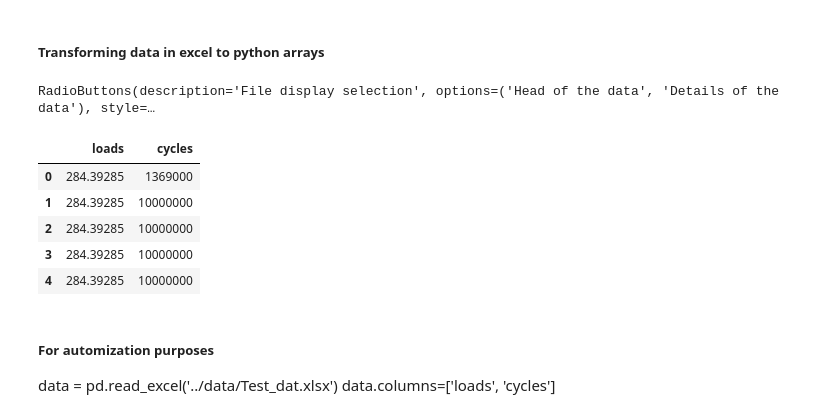
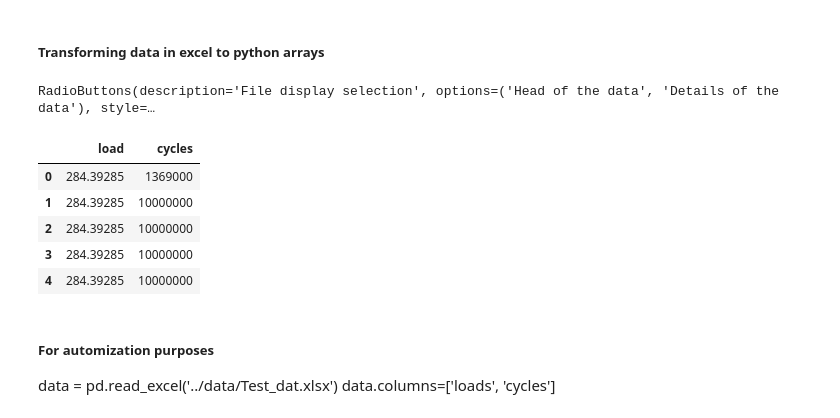
Before and after one commit to boschresearch/pylife, a Jupyter notebook: demos/woehler_analyzer.ipynb, the cells around one changed output. Cells and saved outputs as stored; diff of their text form; code cells hidden in the pictures.

Commit message:
First step in API design for material data analyzers

```diff
--- a/demos/woehler_analyzer.ipynb
+++ b/demos/woehler_analyzer.ipynb
@@ -37,11 +37,11 @@ file_name = 'woehler-test-data.csv'
 ##### Transforming data in excel to python arrays
 # %%
 data = pd.read_csv(file_name, sep='\t')
-data.columns=['loads', 'cycles']
+data.columns=['load', 'cycles']
 rb = DataFileDisplay(data)
 # %% [output]
 RadioButtons(description='File display selection', options=('Head of the data', 'Details of the data'), style=…
-|  | loads | cycles |
+|  | load | cycles |
 | 0 | 284.39285 | 1369000 |
 | 1 | 284.39285 | 10000000 |
 | 2 | 284.39285 | 10000000 |
```
Also changed, not shown: parts of 2 cells of this notebook, 10 other files.
